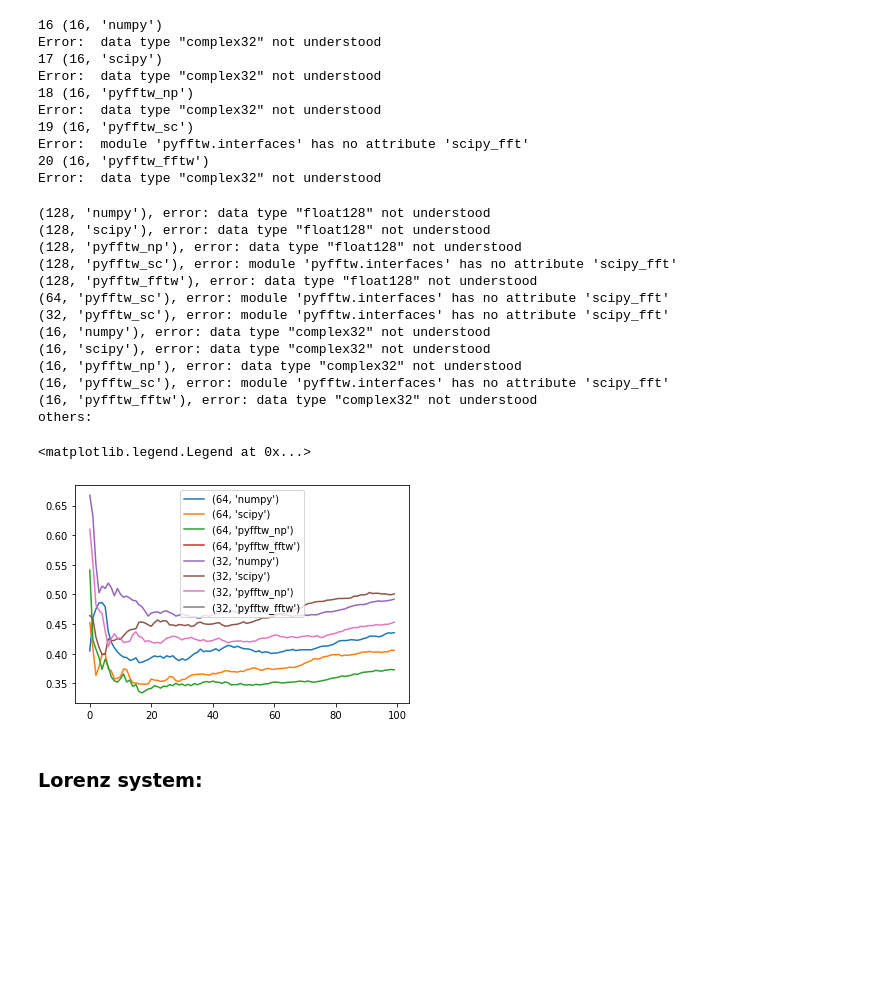
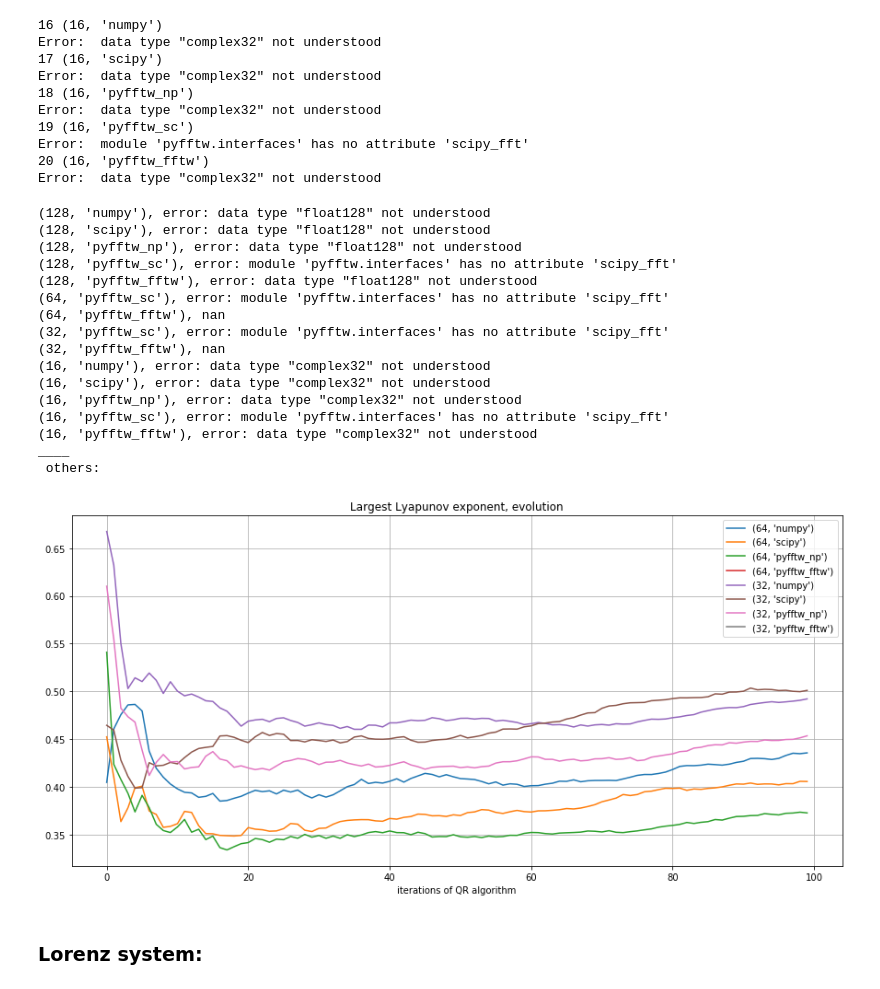
Before and after one commit to baurse/rescomp, a Jupyter notebook: bin/lyapunov_exponents_testing/Lyapunov Exponents_KS_test.ipynb, the cells around one changed output. Cells and saved outputs as stored; diff of their text form; code cells hidden in the pictures; blank space fills up the shorter version.

```diff
--- a/bin/lyapunov_exponents_testing/Lyapunov Exponents_KS_test.ipynb
+++ b/bin/lyapunov_exponents_testing/Lyapunov Exponents_KS_test.ipynb
@@ -151,34 +151,43 @@ Error:  data type "complex32" not understood
 Error:  module 'pyfftw.interfaces' has no attribute 'scipy_fft'
 20 (16, 'pyfftw_fftw')
 Error:  data type "complex32" not understood
-# %%
-for key, val in res_dict.items():
-    if type(val) == tuple:
-        largest_le_index = np.argmax(val[0])
-        largest_le_evol = val[1][:, largest_le_index]
-
-        plt.plot(largest_le_evol, label=key)
-    else:
-        print(f"{key}, error: {val}")
-
-print("others:")
-plt.legend()
-# %% [output]
-(128, 'numpy'), error: data type "float128" not understood
-(128, 'scipy'), error: data type "float128" not understood
-(128, 'pyfftw_np'), error: data type "float128" not understood
-(128, 'pyfftw_sc'), error: module 'pyfftw.interfaces' has no attribute 'scipy_fft'
-(128, 'pyfftw_fftw'), error: data type "float128" not understood
-(64, 'pyfftw_sc'), error: module 'pyfftw.interfaces' has no attribute 'scipy_fft'
-(32, 'pyfftw_sc'), error: module 'pyfftw.interfaces' has no attribute 'scipy_fft'
-(16, 'numpy'), error: data type "complex32" not understood
-(16, 'scipy'), error: data type "complex32" not understood
-(16, 'pyfftw_np'), error: data type "complex32" not understood
-(16, 'pyfftw_sc'), error: module 'pyfftw.interfaces' has no attribute 'scipy_fft'
-(16, 'pyfftw_fftw'), error: data type "complex32" not understood
-others:
-<matplotlib.legend.Legend at 0x...>
-[figure, removed]
+# %%
+plt.figure(figsize=(15,7))
+
+for key, val in res_dict.items():
+    if type(val) == tuple:
+        largest_le_index = np.argmax(val[0])
+        largest_le_evol = val[1][:, largest_le_index]
+        if np.isnan(largest_le_evol).any():
+            msg = "nan"
+            print(f"{key}, {msg}")
+        plt.plot(largest_le_evol, label=key)
+    else:
+        print(f"{key}, error: {val}")
+
+print("____\n others:")
+plt.title("Largest Lyapunov exponent, evolution")
+plt.xlabel("iterations of QR algorithm")
+plt.legend()
+plt.grid()
+# %% [output]
+(128, 'numpy'), error: data type "float128" not understood
+(128, 'scipy'), error: data type "float128" not understood
+(128, 'pyfftw_np'), error: data type "float128" not understood
+(128, 'pyfftw_sc'), error: module 'pyfftw.interfaces' has no attribute 'scipy_fft'
+(128, 'pyfftw_fftw'), error: data type "float128" not understood
+(64, 'pyfftw_sc'), error: module 'pyfftw.interfaces' has no attribute 'scipy_fft'
+(64, 'pyfftw_fftw'), nan
+(32, 'pyfftw_sc'), error: module 'pyfftw.interfaces' has no attribute 'scipy_fft'
+(32, 'pyfftw_fftw'), nan
+(16, 'numpy'), error: data type "complex32" not understood
+(16, 'scipy'), error: data type "complex32" not understood
+(16, 'pyfftw_np'), error: data type "complex32" not understood
+(16, 'pyfftw_sc'), error: module 'pyfftw.interfaces' has no attribute 'scipy_fft'
+(16, 'pyfftw_fftw'), error: data type "complex32" not understood
+____
+ others:
+[figure, added]
 # %% [markdown]
 ### Lorenz system:
 # %%
```
